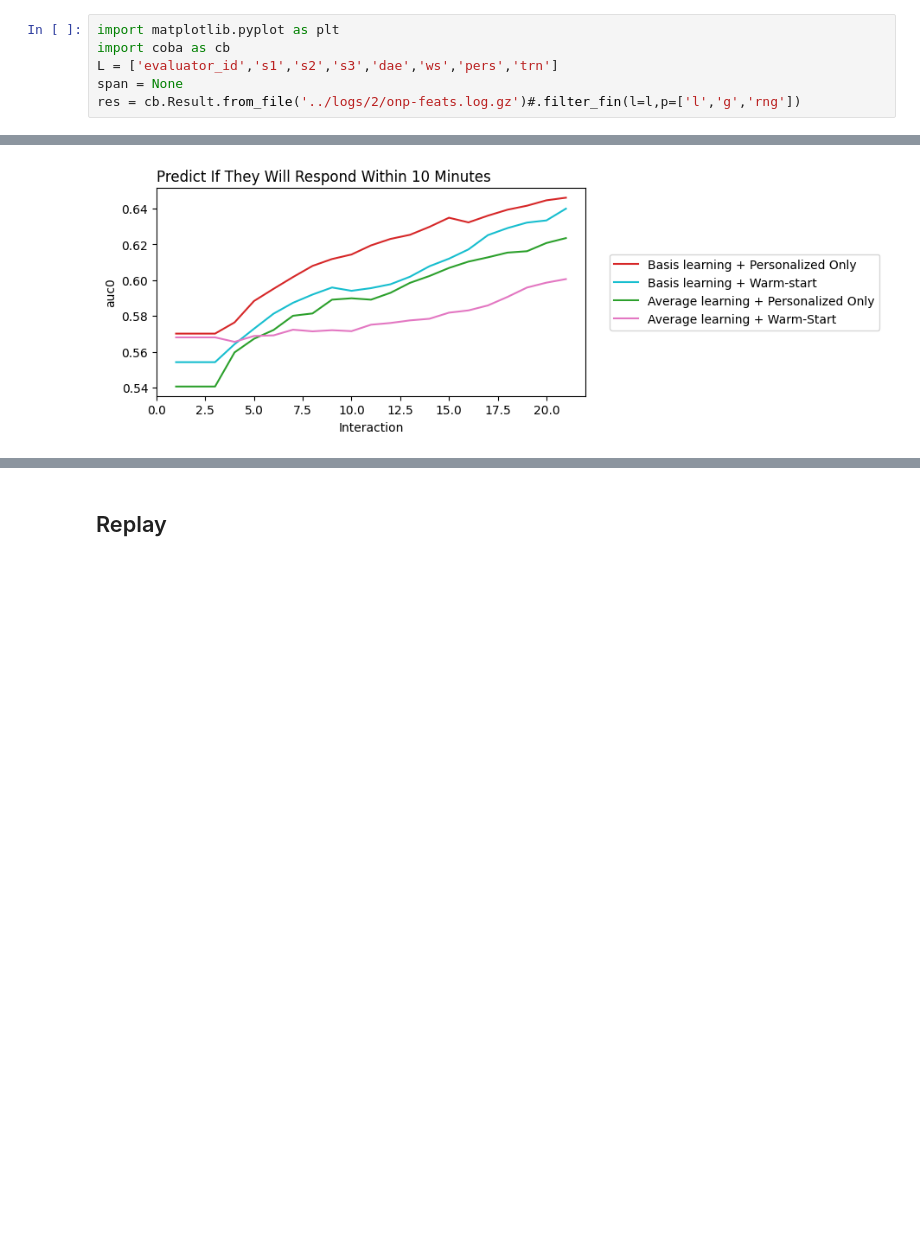
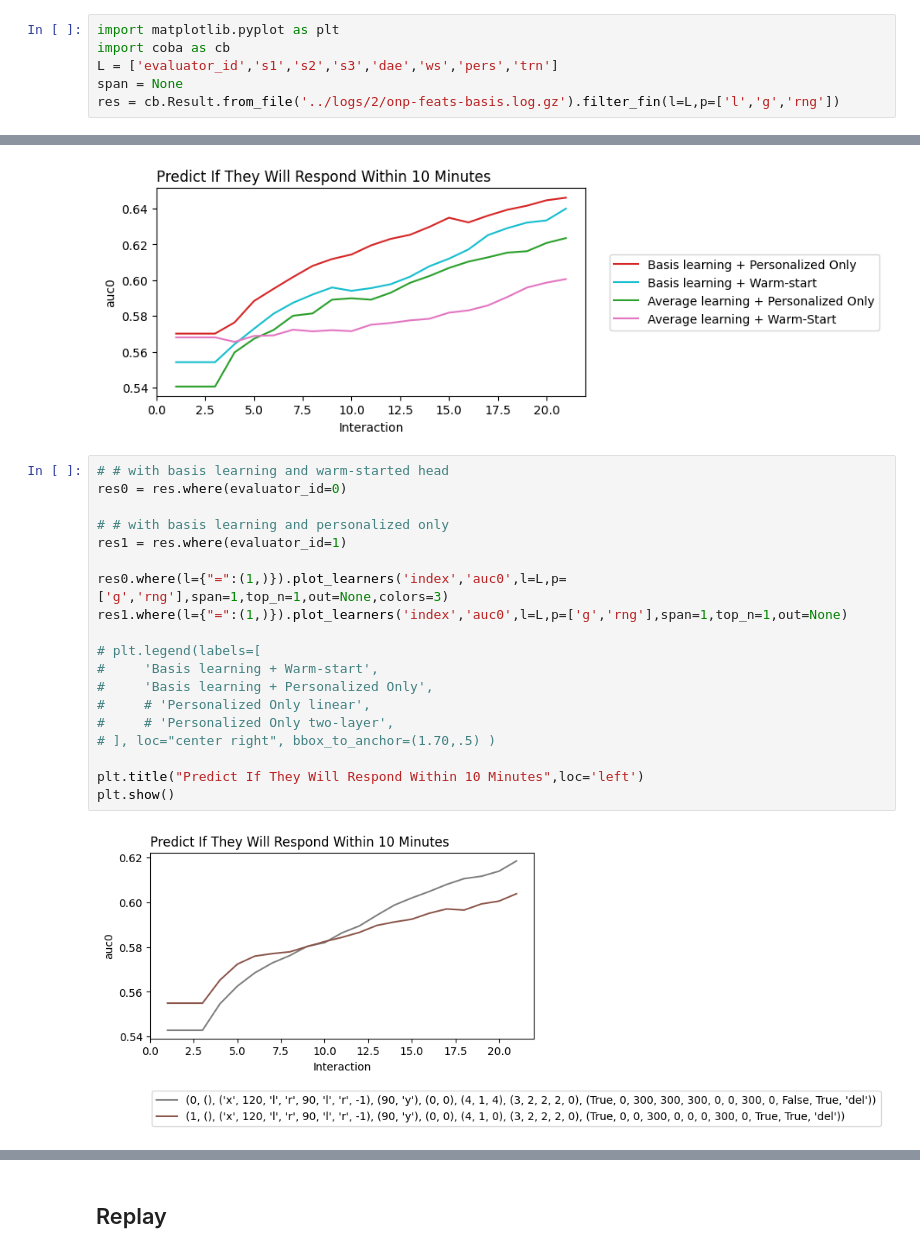
Before and after one commit to mrucker/diss, a Jupyter notebook: sapiens/notebooks/5) results.ipynb, the cells around one changed output, grey strips where cells are left out. Drawn from its saved outputs; the diff is of its cells as text; blank space fills up the shorter version.

```diff
--- a/sapiens/notebooks/4) results.ipynb
+++ b/sapiens/notebooks/5) results.ipynb
@@ -279,4 +316,4 @@ import matplotlib.pyplot as plt
 import coba as cb
 L = ['evaluator_id','s1','s2','s3','dae','ws','pers','trn']
 span = None
-res = cb.Result.from_file('../logs/2/onp-feats.log.gz')#.filter_fin(l=l,p=['l','g','rng'])
+res = cb.Result.from_file('../logs/2/onp-feats-basis.log.gz').filter_fin(l=L,p=['l','g','rng'])
@@ -383,6 +428,27 @@ plt.title("Predict If They Will Respond Within 10 Minutes",loc='left')
 plt.show()
 # %% [output]
 [figure]
+# %%
+# # with basis learning and warm-started head
+res0 = res.where(evaluator_id=0)
+
+# # with basis learning and personalized only
+res1 = res.where(evaluator_id=1)
+
+res0.where(l={"=":(1,)}).plot_learners('index','auc0',l=L,p=['g','rng'],span=1,top_n=1,out=None,colors=3)
+res1.where(l={"=":(1,)}).plot_learners('index','auc0',l=L,p=['g','rng'],span=1,top_n=1,out=None)
+
+# plt.legend(labels=[
+#     'Basis learning + Warm-start',
+#     'Basis learning + Personalized Only',
+#     # 'Personalized Only linear',
+#     # 'Personalized Only two-layer',
+# ], loc="center right", bbox_to_anchor=(1.70,.5) )
+
+plt.title("Predict If They Will Respond Within 10 Minutes",loc='left')
+plt.show()
+# %% [output]
+[figure, added]
 # %%
 def format_and_print(n,res):
     get_pct = lambda vals: np.nanpercentile(vals,[10,50,90]).round(2).tolist()
```
Also changed, not shown: parts of 10 cells of this notebook, 4 other files.
